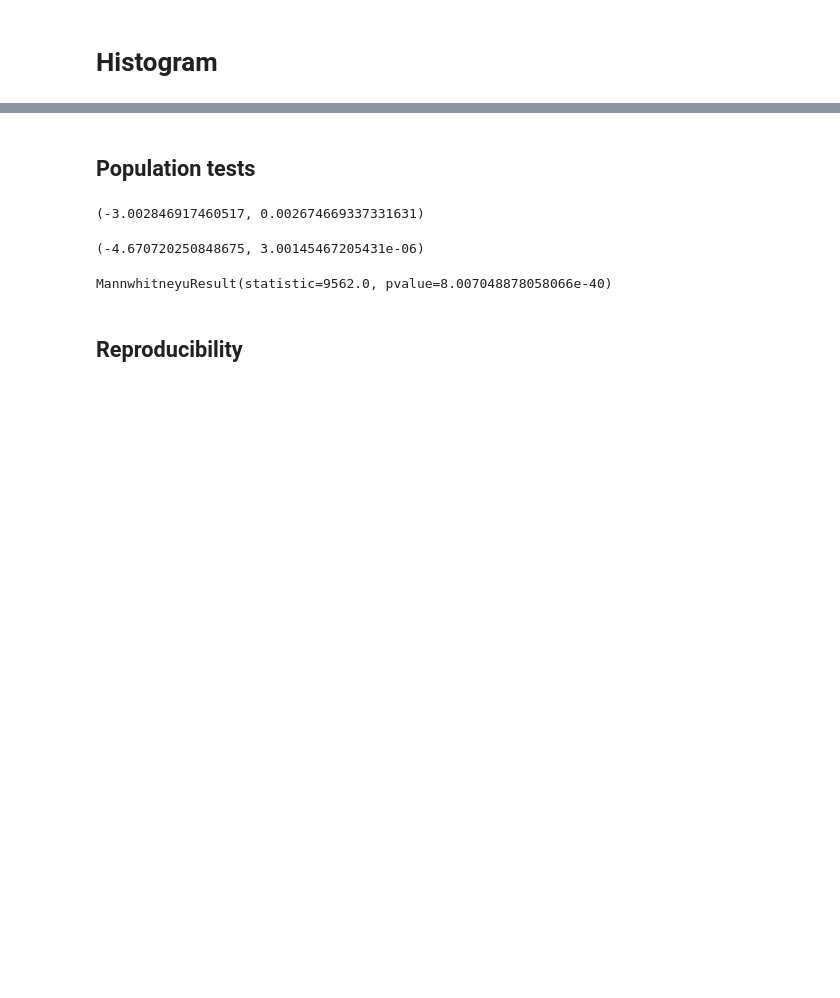
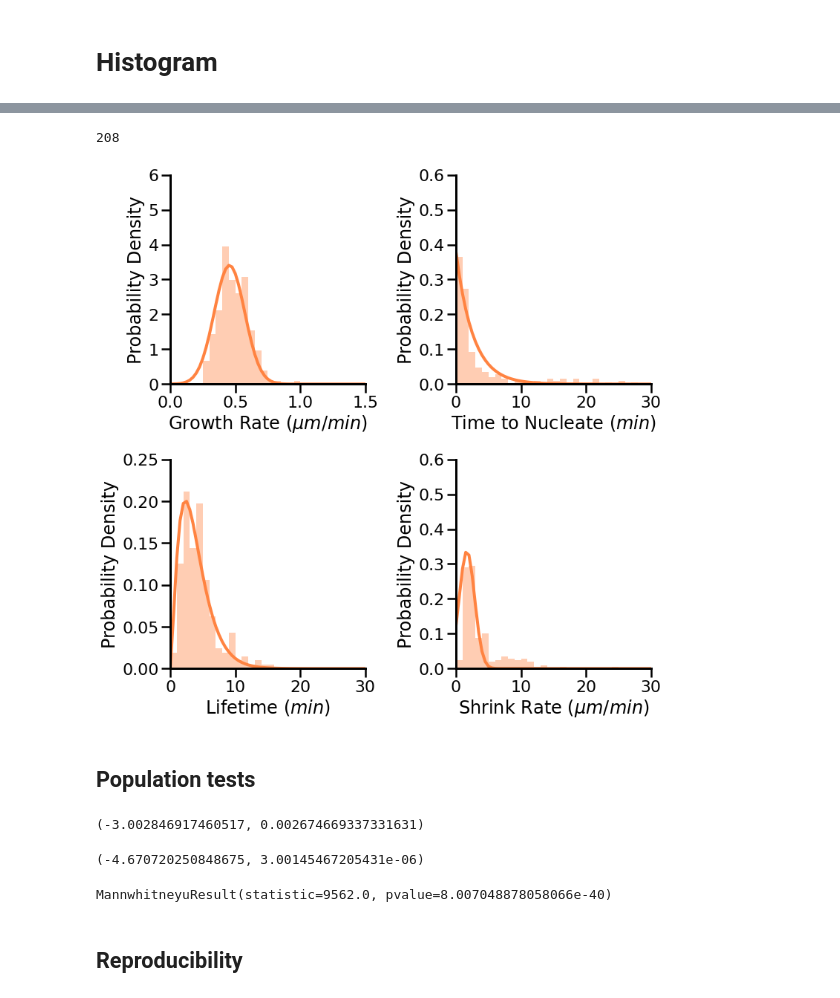
Before and after one commit to sofiacruzt/sofia-brouhardlab, a Jupyter notebook: dynamics/fit_master_sheet.ipynb, the cells around one changed output, grey strips where cells are left out. Drawn from its saved outputs; the diff is of its cells as text; code cells hidden in the pictures; blank space fills up the shorter version.

```diff
--- a/dynamics/fit_master_sheet.ipynb
+++ b/dynamics/fit_master_sheet.ipynb
@@ -857,3 +866,8 @@ plot_hist(data, 6, 'None', 0,grey) #32,57,79,114
+# %%
+plot_hist(data, 6, 'P191R', 114,orange00)
+# %% [output]
+208
+[figure, added]
 # %% [markdown]
 ## Population tests ##
 # %%
```
Also changed, not shown: parts of 25 cells of this notebook, 1 other file.
